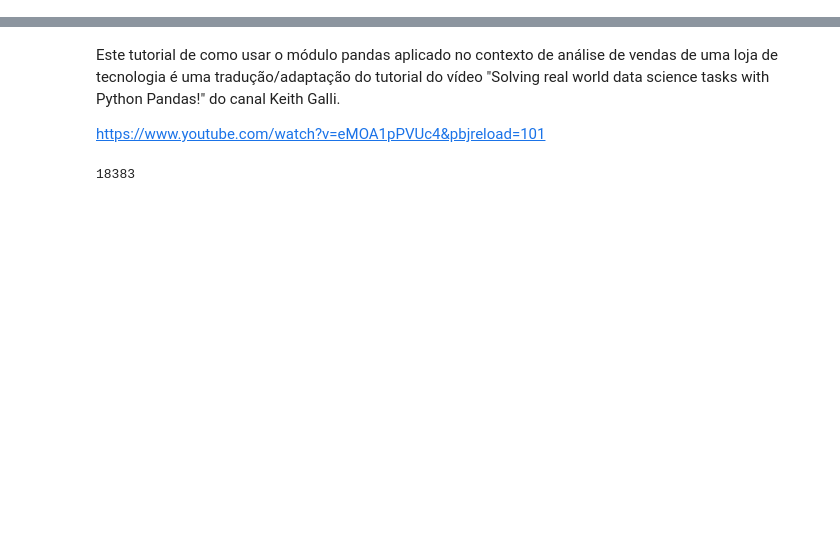
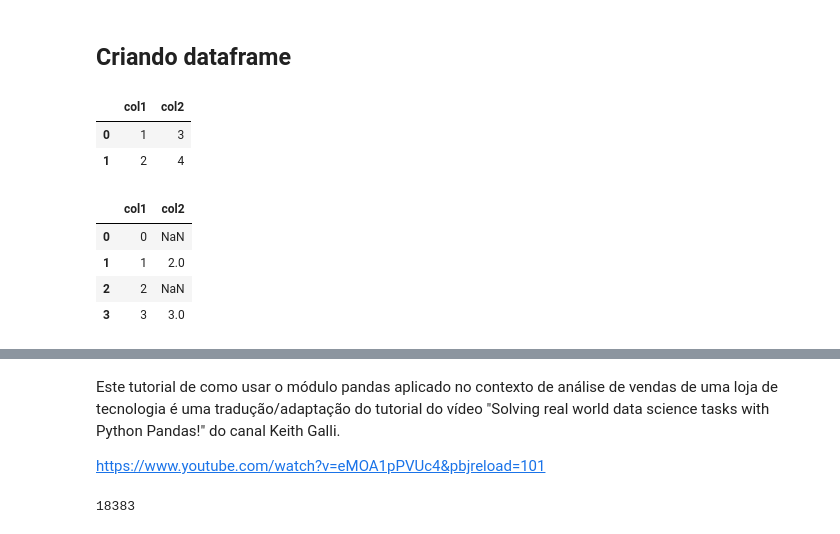
Before and after one commit to medoug7/Database-stuff, a Jupyter notebook: Basic_Pandas.ipynb, the cells around one changed output, grey strips where cells are left out. Saved outputs shown, nothing was run; the diff lists cells and outputs as text; code cells hidden in the pictures; blank space fills up the shorter version.

```diff
--- a/Basic_Pandas.ipynb
+++ b/Basic_Pandas.ipynb
@@ -3,3 +3,26 @@ import pandas as pd
 import numpy as np
 import os
 import matplotlib.pyplot as pl
+# %% [markdown]
+## Criando dataframe
+# %%
+# construct from dictionary
+d = {'col1': [1, 2], 'col2': [3, 4]}
+
+df = pd.DataFrame(data=d)
+df
+# %% [output]
+|  | col1 | col2 |
+| 0 | 1 | 3 |
+| 1 | 2 | 4 |
+# %%
+# Constructing DataFrame from a dictionary including Series:
+
+d = {'col1': [0, 1, 2, 3], 'col2': pd.Series([2, 3], index=[1, 3])}
+pd.DataFrame(data=d, index=[0, 1, 2, 3])
+# %% [output]
+|  | col1 | col2 |
+| 0 | 0 | NaN |
+| 1 | 1 | 2.0 |
+| 2 | 2 | NaN |
+| 3 | 3 | 3.0 |
```
Also changed, not shown: parts of 2 cells of this notebook, 1 other file.
